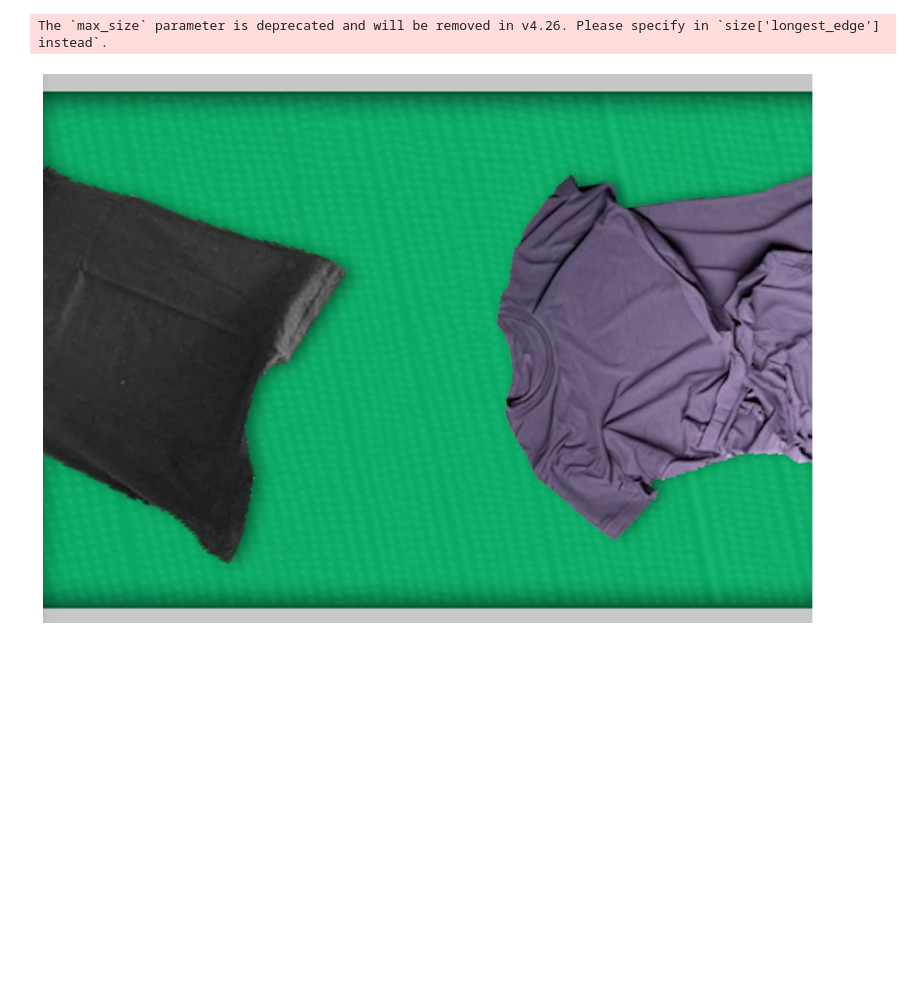
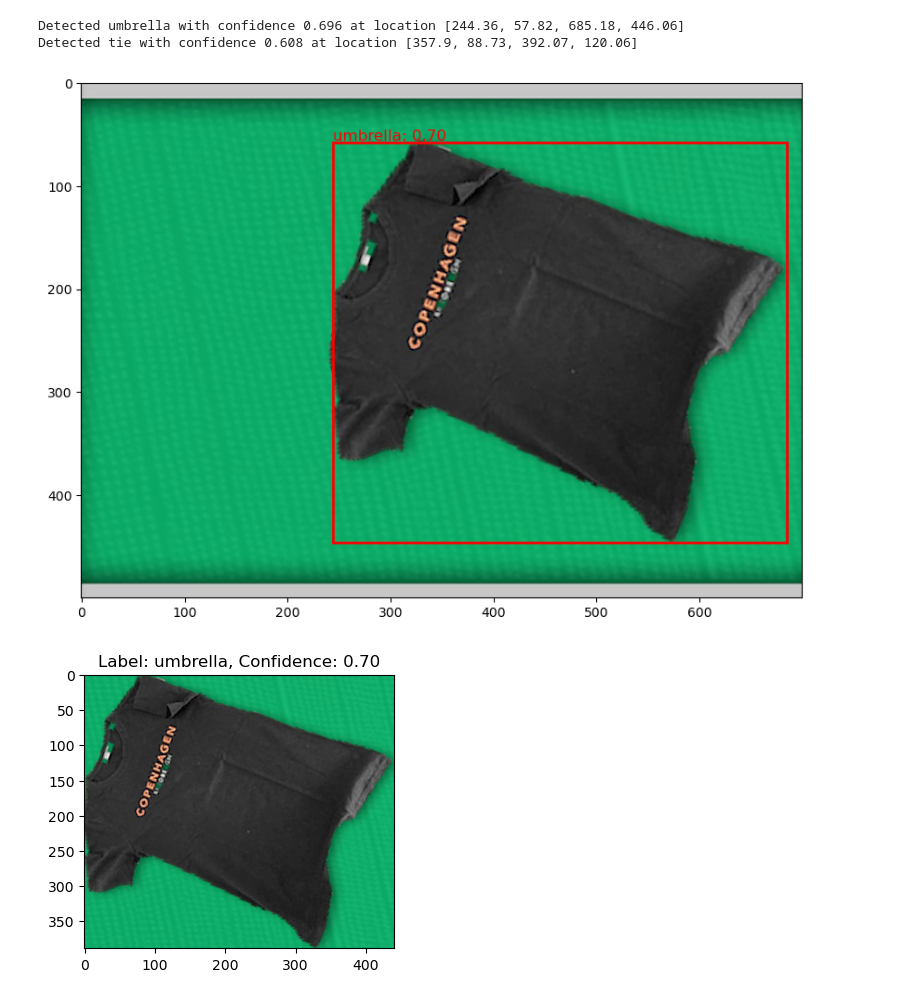
Before and after one commit to kohnmart/master-projekt, a Jupyter notebook: notebooks/pytorch/segmentation/yolo.ipynb, the cells around one changed output. Drawn from its saved outputs; the diff is of its cells as text; code cells hidden in the pictures; blank space fills up the shorter version.

```diff
--- a/notebooks/pytorch/segmentation/yolo.ipynb
+++ b/notebooks/pytorch/segmentation/yolo.ipynb
@@ -37,71 +37,84 @@ from transformers import YolosFeatureExtractor, YolosForObjectDetection
 # feature_extractor = YolosFeatureExtractor.from_pretrained(model_name)
 # model = YolosForObjectDetection.from_pretrained(model_name)
 
-model = YolosForObjectDetection.from_pretrained('valentinafeve/yolos-fashionpedia')
-image_processor = YolosImageProcessor.from_pretrained("valentinafeve/yolos-fashionpedia")
+model = YolosForObjectDetection.from_pretrained('hustvl/yolos-tiny')
+image_processor = YolosImageProcessor.from_pretrained('hustvl/yolos-tiny')
-# %% [output]
-The `max_size` parameter is deprecated and will be removed in v4.26. Please specify in `size['longest_edge'] instead`.
 # %%
+import os
+import numpy as np
+import torch
+from PIL import Image
+import matplotlib.pyplot as plt
+
+# Assuming these functions and variables are defined elsewhere in your code
+# image_processor = ...
+# model = ...
 
 # Load and preprocess the image
 relative_path = get_training_data_path('production', 'band')
-fullpath = os.path.join(relative_path, 'frame_orig_55.jpg')
+fullpath = os.path.join(relative_path, 'frame_orig_30.jpg')
 image = Image.open(fullpath)
 image = image.rotate(0)
 
-h, w = image.size
-
+w, h = image.size
 x = w / 2
 
 inputs = image_processor(images=image, return_tensors="pt")
 outputs = model(**inputs)
 
-# model predicts bounding boxes and corresponding COCO classes
+# Model predicts bounding boxes and corresponding COCO classes
 logits = outputs.logits
 bboxes = outputs.pred_boxes
-
-
 
 # Define your target_sizes and outputs
 target_sizes = torch.tensor([image.size[::-1]])
 # Assuming outputs contain predictions from your model
-# You'll need to replace 'outputs' with the actual variable containing your model outputs
 # Adjust threshold according to your requirement
 results = image_processor.post_process_object_detection(outputs, threshold=0.5, target_sizes=target_sizes)[0]
 
 # Print detected objects and confidence scores
 for score, label, box in zip(results["scores"], results["labels"], results["boxes"]):
     box = [round(i, 2) for i in box.detach().numpy().tolist()]  # Detach tensor and convert to numpy array
     print(
         f"Detected {model.config.id2label[label.item()]} with confidence "
         f"{round(score.item(), 3)} at location {box}"
     )
 
 # Plot image with bounding boxes
 plt.figure(figsize=(10, 10))
-# Assuming 'image' is your input image
-plt.imshow(image)
 ax = plt.gca()
+ax.imshow(image)
 
 for box, score, label in zip(results['boxes'], results['scores'], results['labels']):
     box = box.detach().numpy()  # Detach tensor and convert to numpy array
     x_min, y_min, x_max, y_max = box
     box_width = x_max - x_min
     box_height = y_max - y_min
-
-
 
     # Create a rectangle patch
     rect = plt.Rectangle((x_min, y_min), box_width, box_height, fill=False, edgecolor='red', linewidth=2)
     ax.add_patch(rect)
 
     # Add label and confidence score
     ax.text(x_min, y_min - 2, f'{model.config.id2label[label.item()]}: {score.item():0.2f}', fontsize=12, color='red')
 
+    # Convert image to numpy array
+    img_array = np.array(image)
 
-plt.axis('off')
-plt.show()
+    # Ensure the coordinates are within the image dimensions
+    x_min, y_min, x_max, y_max = map(int, [x_min, y_min, x_max, y_max])
+    cropped_image = img_array[y_min:y_max, x_min:x_max]
+    cv2.imwrite(f"./scoreest.jpg", cropped_image)
+    # Display the cropped image
+    fig, ax_cropped = plt.subplots(1, figsize=(4, 4))  # Use reasonable size for the cropped image
+    ax_cropped.imshow(cropped_image)
+    ax_cropped.set_title(f'Label: {model.config.id2label[label.item()]}, Confidence: {score.item():0.2f}')
+    plt.show()
 
-plt.show()
+# Show the final image with all bounding boxes
+#plt.show()
 # %% [output]
+Detected umbrella with confidence 0.696 at location [244.36, 57.82, 685.18, 446.06]
+Detected tie with confidence 0.608 at location [357.9, 88.73, 392.07, 120.06]
-[figure, old version]
+[figure, new version]
+[figure, added]
```
Also changed, not shown: parts of 2 cells of this notebook, 2 other files.
